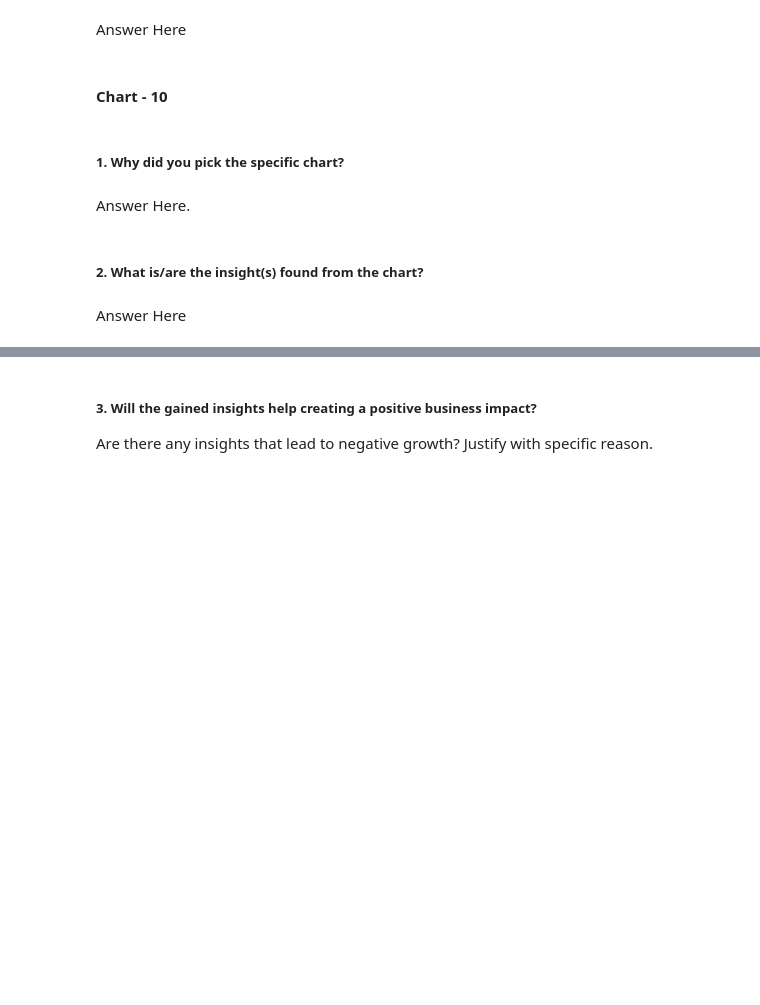
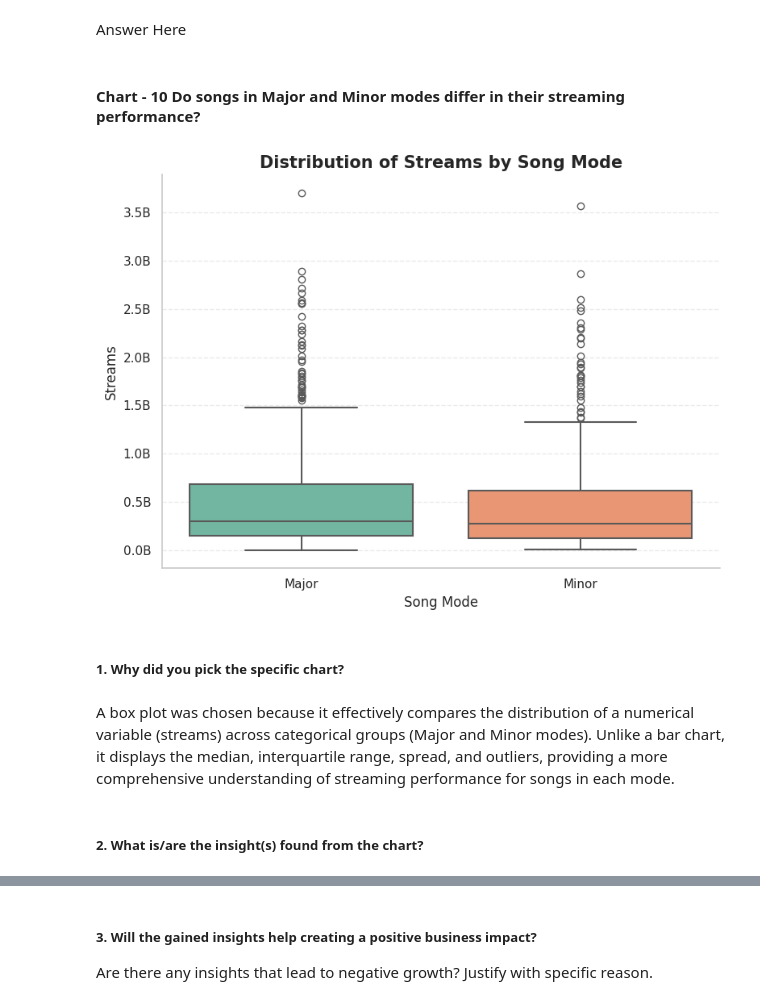
Before and after one commit to bhumika0205/Spotify-EDA, a Jupyter notebook: Spotify_EDA_2023.ipynb, the cells around one changed output, grey strips where cells are left out. Drawn from its saved outputs; the diff is of its cells as text; code cells hidden in the pictures; blank space fills up the shorter version.

```diff
--- a/Spotify_EDA_2023.ipynb
+++ b/Spotify_EDA_2023.ipynb
@@ -836,5 +880,3 @@ Answer Here
 Are there any insights that lead to negative growth? Justify with specific reason.
 # %% [markdown]
 Answer Here
-# %% [markdown]
-#### Chart - 10
@@ -843,8 +883,47 @@ Answer Here
+# %% [markdown]
+#### Chart - 10 Do songs in Major and Minor modes differ in their streaming performance?
+# %%
+# Chart - 10 visualization code
+
+# Do songs in Major and Minor modes differ in their streaming performance?
+
+plt.figure(figsize=(8,6))
+
+ax = sns.boxplot(
+    data=df_clean,
+    x="mode",
+    y="streams",
+    hue="mode",
+    palette="Set2",
+    legend=False,
+    linewidth=1.5
+)
+
+plt.title(
+    "Distribution of Streams by Song Mode",
+    fontsize=15,
+    fontweight="bold"
+)
+
+plt.xlabel("Song Mode", fontsize=12)
+plt.ylabel("Streams", fontsize=12)
+
+# Display y-axis in Billions
+ax.yaxis.set_major_formatter(
+    plt.FuncFormatter(lambda x, pos: f'{x/1e9:.1f}B')
+)
+
+plt.grid(axis="y", linestyle="--", alpha=0.4)
+
+sns.despine()
+
+plt.tight_layout()
+plt.show()
+# %% [output]
+[figure, added]
 # %% [markdown]
 ##### 1. Why did you pick the specific chart?
-# %% [markdown]
-Answer Here.
+# %% [markdown]
+A box plot was chosen because it effectively compares the distribution of a numerical variable (streams) across categorical groups (Major and Minor modes). Unlike a bar chart, it displays the median, interquartile range, spread, and outliers, providing a more comprehensive understanding of streaming performance for songs in each mode.
 # %% [markdown]
 ##### 2. What is/are the insight(s) found from the chart?
-# %% [markdown]
-Answer Here
```
Also changed, not shown: parts of 22 cells of this notebook.
